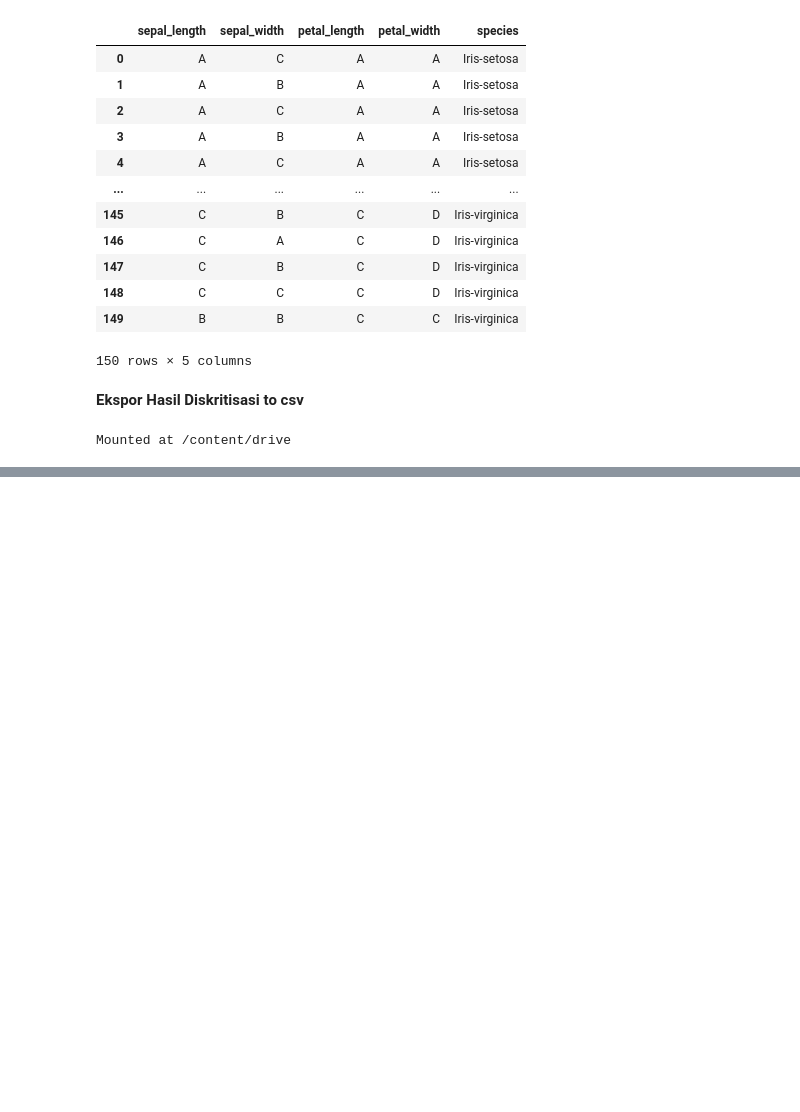
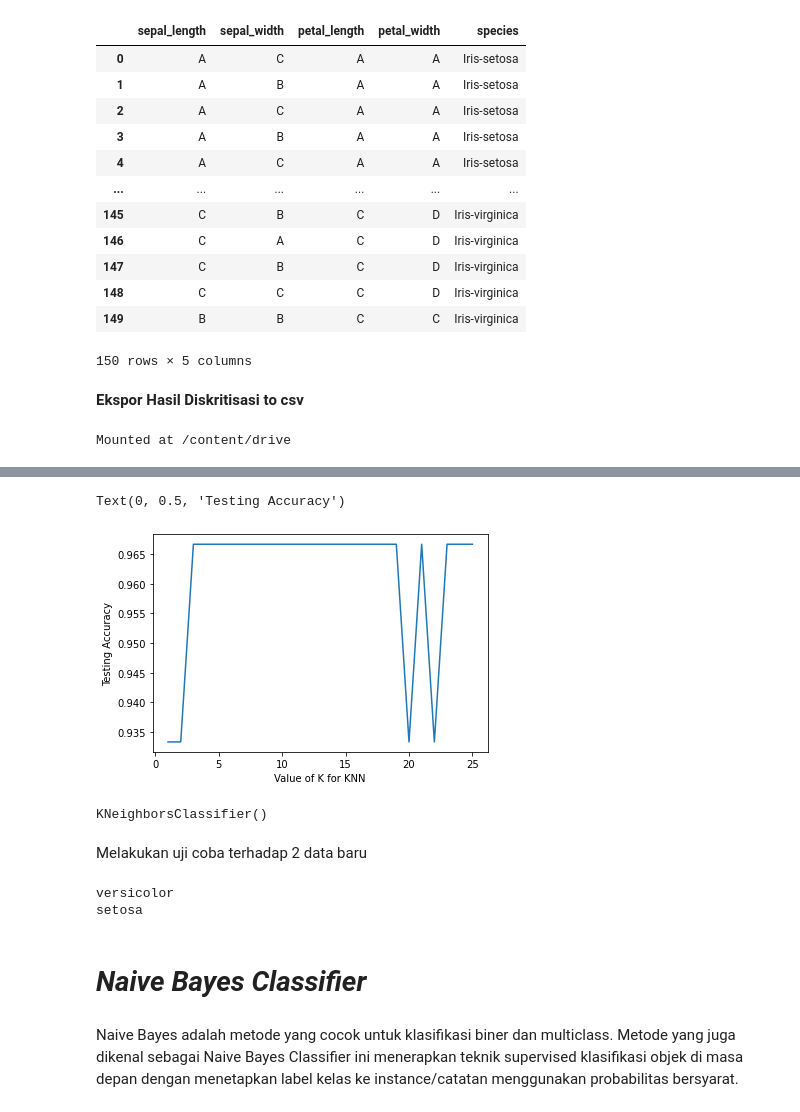
Before and after one commit to febyfadlilah/datamining, a Jupyter notebook: _sources/notebooks.ipynb, the cells around one changed output, grey strips where cells are left out. Cells and saved outputs as stored; diff of their text form; code cells hidden in the pictures; blank space fills up the shorter version.

```diff
--- a/_sources/notebooks.ipynb
+++ b/_sources/notebooks.ipynb
@@ -538,0 +584,2 @@ Mounted at /content/drive
+# %%
+iris = load_iris()
@@ -538,0 +636,5 @@ Mounted at /content/drive
+# %%
+# Feature matrix in a object named X
+X = iris.data
+# response vector in a object named y
+y = iris.target
@@ -538,0 +651,3 @@ Mounted at /content/drive
+# %%
+from sklearn.model_selection import train_test_split
+X_train,X_test,y_train,y_test = train_test_split(X,y,test_size=0.2,random_state=4)
@@ -538,0 +670,16 @@ Mounted at /content/drive
+# %%
+#import the KNeighborsClassifier class from sklearn
+from sklearn.neighbors import KNeighborsClassifier
+
+#import metrics model to check the accuracy
+from sklearn import metrics
+#Try running from k=1 through 25 and record testing accuracy
+k_range = range(1,26)
+scores = {}
+scores_list = []
+for k in k_range:
+        knn = KNeighborsClassifier(n_neighbors=k)
+        knn.fit(X_train,y_train)
+        y_pred=knn.predict(X_test)
+        scores[k] = metrics.accuracy_score(y_test,y_pred)
+        scores_list.append(metrics.accuracy_score(y_test,y_pred))
@@ -538,0 +707,39 @@ Mounted at /content/drive
+# %%
+
+%matplotlib inline
+import matplotlib.pyplot as plt
+
+#plot the relationship between K and the testing accuracy
+plt.plot(k_range,scores_list)
+plt.xlabel('Value of K for KNN')
+plt.ylabel('Testing Accuracy')
+# %% [output]
+Text(0, 0.5, 'Testing Accuracy')
+[figure, added]
+# %%
+knn = KNeighborsClassifier(n_neighbors=5)
+knn.fit(X,y)
+# %% [output]
+KNeighborsClassifier()
+# %% [markdown]
+Melakukan uji coba terhadap 2 data baru
+# %%
+
+#0 = setosa, 1=versicolor, 2=virginica
+classes = {0:'setosa',1:'versicolor',2:'virginica'}
+
+#Making prediction on some unseen data
+#predict for the below two random observations
+x_new = [[3,4,5,2],
+         [5,4,2,2]]
+y_predict = knn.predict(x_new)
+
+print(classes[y_predict[0]])
+print(classes[y_predict[1]])
+# %% [output]
+versicolor
+setosa
+# %% [markdown]
+# *Naive Bayes Classifier*
+# %% [markdown]
+Naive Bayes adalah metode yang cocok untuk klasifikasi biner dan multiclass. Metode yang juga dikenal sebagai Naive Bayes Classifier ini menerapkan teknik supervised klasifikasi objek di masa depan dengan menetapkan label kelas ke instance/catatan menggunakan probabilitas bersyarat.
```
Also changed, not shown: parts of 66 cells of this notebook, 9 other files.
